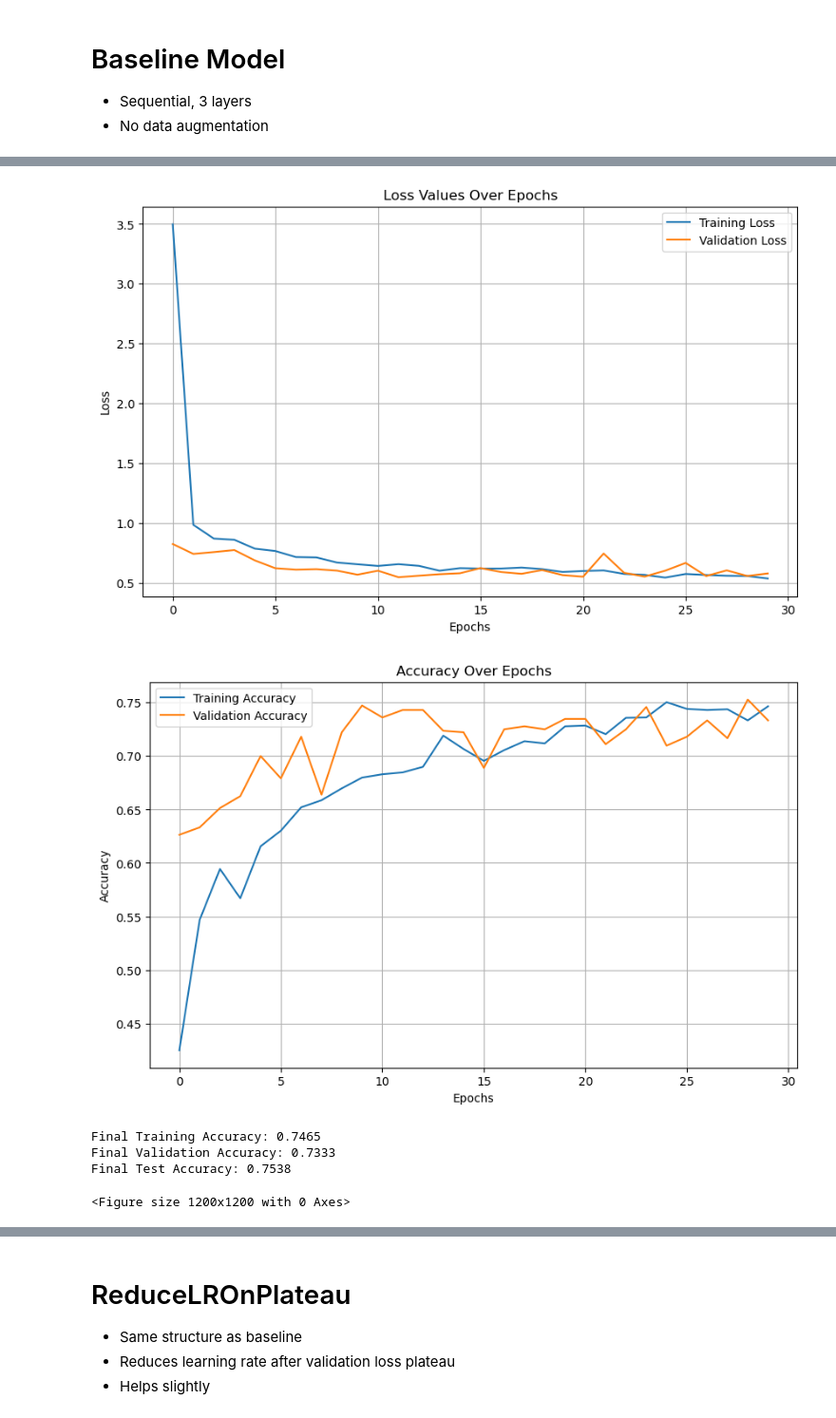
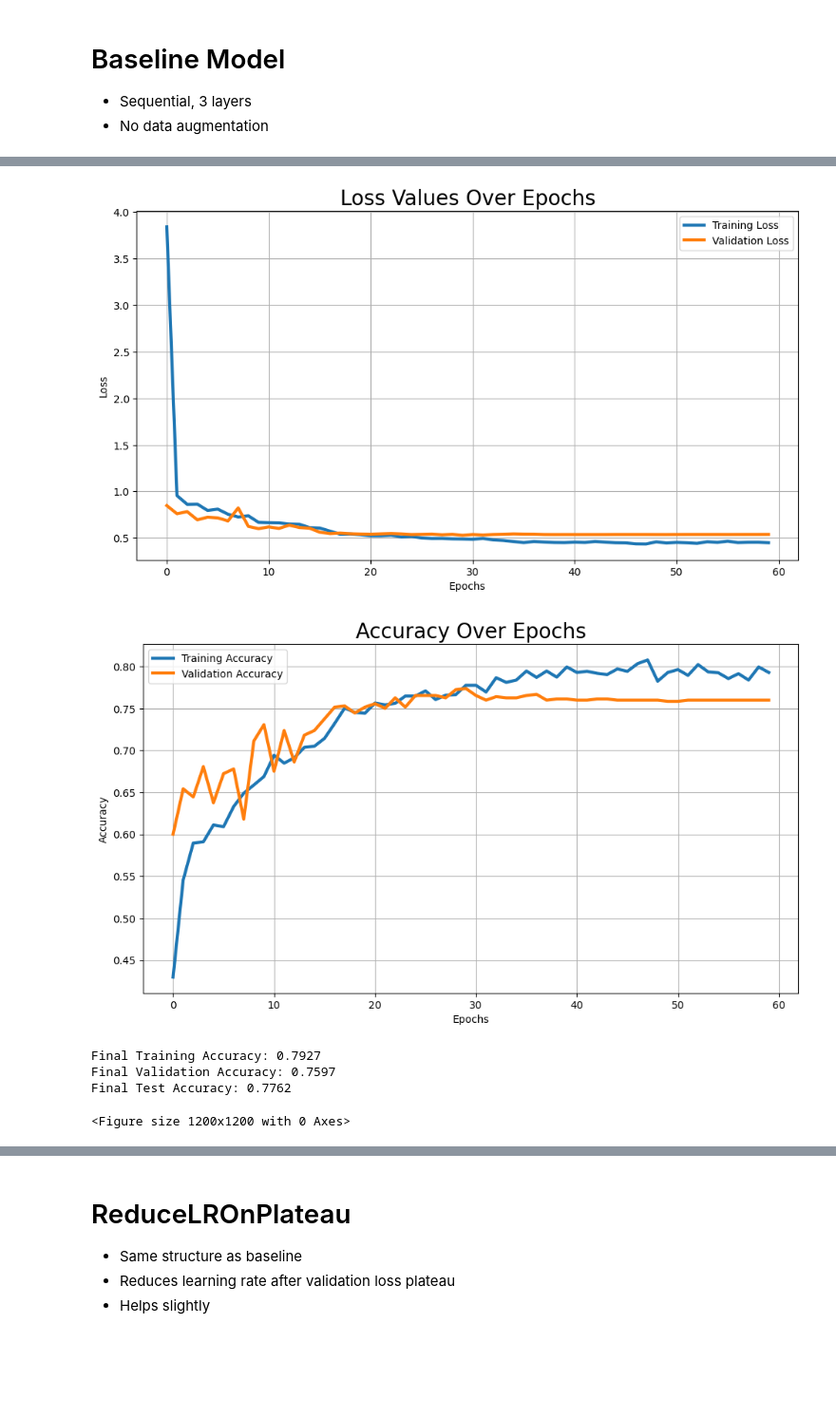
Before and after one commit to Gfatouras/Lung-X-Ray-Classifier, a Jupyter notebook: index.ipynb, the cells around one changed output, grey strips where cells are left out. Shown at 95% size. Cells and saved outputs as stored; diff of their text form; code cells hidden in the pictures; blank space fills up the shorter version.

Commit message:
Added charts and modified index

```diff
--- a/index.ipynb
+++ b/index.ipynb
@@ -258,13 +259,14 @@ def metrics(model, X_test, y_test, label_encoder, history_dict, model_name):
     val_loss = history_dict.get('val_loss', [])  # Validation loss might not be available
 
     plt.figure(figsize=(10, 6))
-    plt.plot(train_loss, label='Training Loss')
+    plt.plot(train_loss, label='Training Loss',linewidth=3)
     if val_loss:
-        plt.plot(val_loss, label='Validation Loss')
-    plt.title('Loss Values Over Epochs')
+        plt.plot(val_loss, label='Validation Loss',linewidth=3)
+    plt.title('Loss Values Over Epochs',fontsize=20)
     plt.xlabel('Epochs')
     plt.ylabel('Loss')
     plt.legend()
+    plt.tight_layout(pad=2.0)
     plt.grid(True)
     plt.savefig(f'Charts/{model_name}_Loss.png')  # Save before showing
     plt.show()
@@ -274,13 +276,14 @@ def metrics(model, X_test, y_test, label_encoder, history_dict, model_name):
     val_accuracy = history_dict.get('val_accuracy', [])  # Validation accuracy might not be available
 
     plt.figure(figsize=(10, 6))
-    plt.plot(train_accuracy, label='Training Accuracy')
+    plt.plot(train_accuracy, label='Training Accuracy',linewidth=3)
     if val_accuracy:
-        plt.plot(val_accuracy, label='Validation Accuracy')
-    plt.title('Accuracy Over Epochs')
+        plt.plot(val_accuracy, label='Validation Accuracy',linewidth=3)
+    plt.title('Accuracy Over Epochs',fontsize=20)
     plt.xlabel('Epochs')
     plt.ylabel('Accuracy')
     plt.legend()
+    plt.tight_layout(pad=2.0)
     plt.grid(True)
     plt.savefig(f'Charts/{model_name}_Accuracy.png')  # Save before showing
     plt.show()
@@ -350,11 +353,14 @@ if use_saved_model:
         print(f"An error occurred: {e}")
         use_saved_model = False
 
+if not use_saved_model:
+    # Flatten the image data for Dense layers
+    X_train_flat = X_train.reshape(-1, 256*256)
+    X_test_flat = X_test.reshape(-1, 256*256)
 
-if not use_saved_model:
     # Define the new model
     model = Sequential([
-        Dense(512, activation='relu', input_shape=(X_train.shape[1],)),
+        Dense(512, activation='relu', input_shape=(256*256,)),
         Dropout(0.5),
         Dense(256, activation='relu'),
         Dropout(0.5),
@@ -368,21 +374,32 @@ if not use_saved_model:
                   loss='sparse_categorical_crossentropy',  # For integer labels
                   metrics=['accuracy'])
 
-    # Train the model
-    history = model.fit(X_train, y_train, epochs=30, batch_size=16, validation_split=0.2)
+    # Define ReduceLROnPlateau callback
+    reduce_lr = ReduceLROnPlateau(monitor='val_loss',
+                                  factor=0.1,
+                                  patience=5,
+                                  min_lr=1e-6,
+                                  verbose=1)
+
+    # Train the model with ReduceLROnPlateau callback
+    history = model.fit(X_train_flat, y_train,
+                        epochs=60,
+                        batch_size=16,
+                        validation_split=0.2,
+                        callbacks=[reduce_lr])
 
     # Evaluate the model
-    test_loss, test_accuracy = model.evaluate(X_test, y_test)
+    test_loss, test_accuracy = model.evaluate(X_test_flat, y_test)
     print(f'Test Loss: {test_loss:.4f}')
     print(f'Test Accuracy: {test_accuracy:.4f}')
 
     # Generate metrics and save the model
-    metrics(model, X_test, y_test, label_encoder, history.history, model_name="Baseline")  # Pass history.history instead
+    metrics(model, X_test_flat, y_test, label_encoder, history.history, model_name="Baseline")
     model.save('Models/baseline.h5')
     print("New model created and saved successfully.")
 
     # Save the history to a pickle file
     with open('History/Baseline_history.pkl', 'wb') as file:
-        pickle.dump(history.history, file)  # Save history.history
+        pickle.dump(history.history, file)
     print("Training history saved successfully.")
 # %% [output]
@@ -405,7 +407,7 @@ Test Accuracy: 0.7538
 75/75 [==============================] - 0s 2ms/step
-[figure, old version]
+[figure, new version]
-[figure, old version]
+[figure, new version]
-Final Training Accuracy: 0.7465
-Final Validation Accuracy: 0.7333
-Final Test Accuracy: 0.7538
+Final Training Accuracy: 0.7927
+Final Validation Accuracy: 0.7597
+Final Test Accuracy: 0.7762
 <Figure size 1200x1200 with 0 Axes>
```
Also changed, not shown: parts of 9 cells of this notebook, 55 other files.
